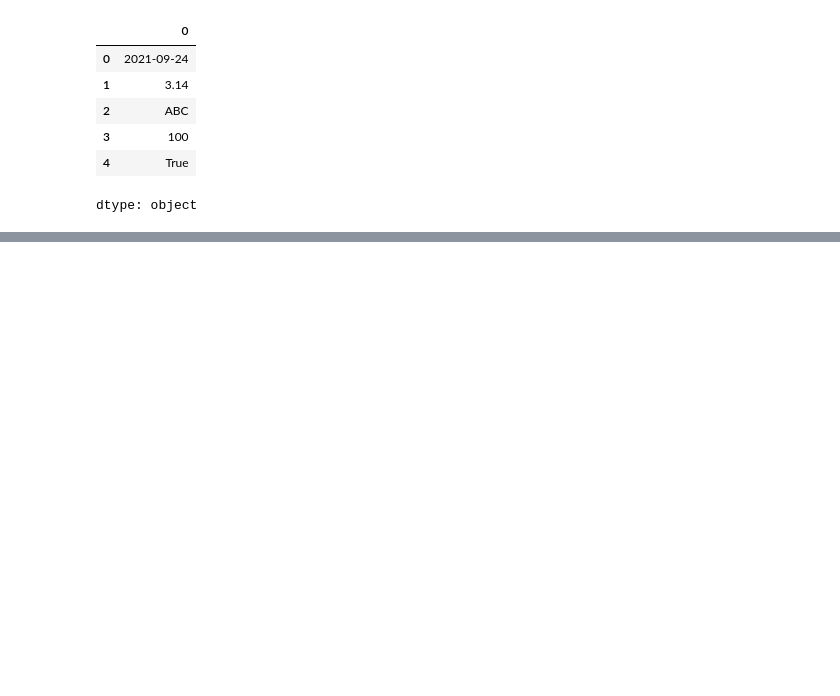
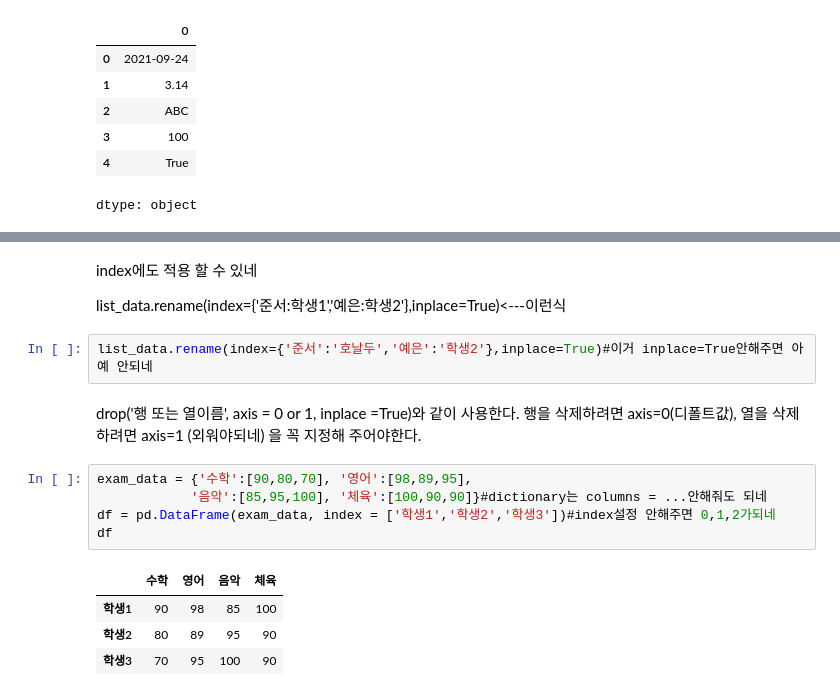
Before and after one commit to Kim-dingdong/dataframe-goodgoodgood, a Jupyter notebook: 이산수학_과제_1.ipynb, the cells around one changed output, grey strips where cells are left out. Cells and saved outputs as stored; diff of their text form; blank space fills up the shorter version.

```diff
--- a/이산수학_과제_1.ipynb
+++ b/이산수학_과제_1.ipynb
@@ -75,0 +91,18 @@ list_data
+# %% [markdown]
+index에도 적용 할 수 있네
+
+list_data.rename(index={'준서:학생1','예은:학생2'},inplace=True)<---이런식
+# %%
+list_data.rename(index={'준서':'호날두','예은':'학생2'},inplace=True)#이거 inplace=True안해주면 아예 안되네
+# %% [markdown]
+drop('행 또는 열이름', axis = 0 or 1, inplace =True)와 같이 사용한다. 행을 삭제하려면 axis=0(디폴트값), 열을 삭제하려면 axis=1 (외워야되네) 을 꼭 지정해 주어야한다.
+# %%
+exam_data = {'수학':[90,80,70], '영어':[98,89,95],
+            '음악':[85,95,100], '체육':[100,90,90]}#dictionary는 columns = ...안해줘도 되네
+df = pd.DataFrame(exam_data, index = ['학생1','학생2','학생3'])#index설정 안해주면 0,1,2가되네
+df
+# %% [output]
+|  | 수학 | 영어 | 음악 | 체육 |
+| 학생1 | 90 | 98 | 85 | 100 |
+| 학생2 | 80 | 89 | 95 | 90 |
+| 학생3 | 70 | 95 | 100 | 90 |
```
Also changed, not shown: parts of 28 cells of this notebook.
